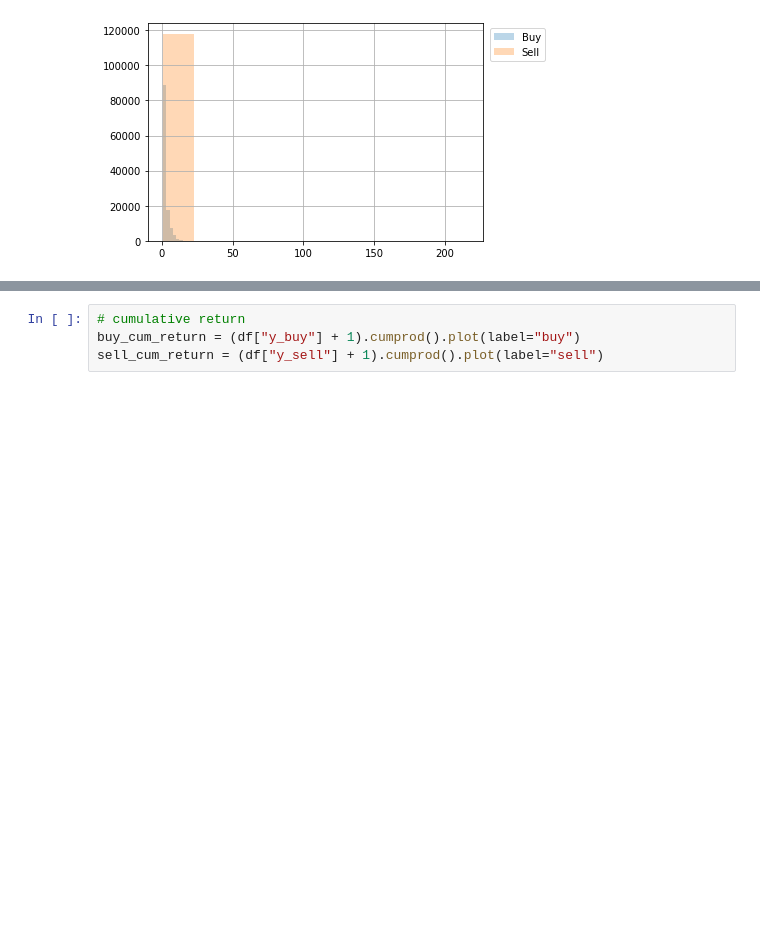
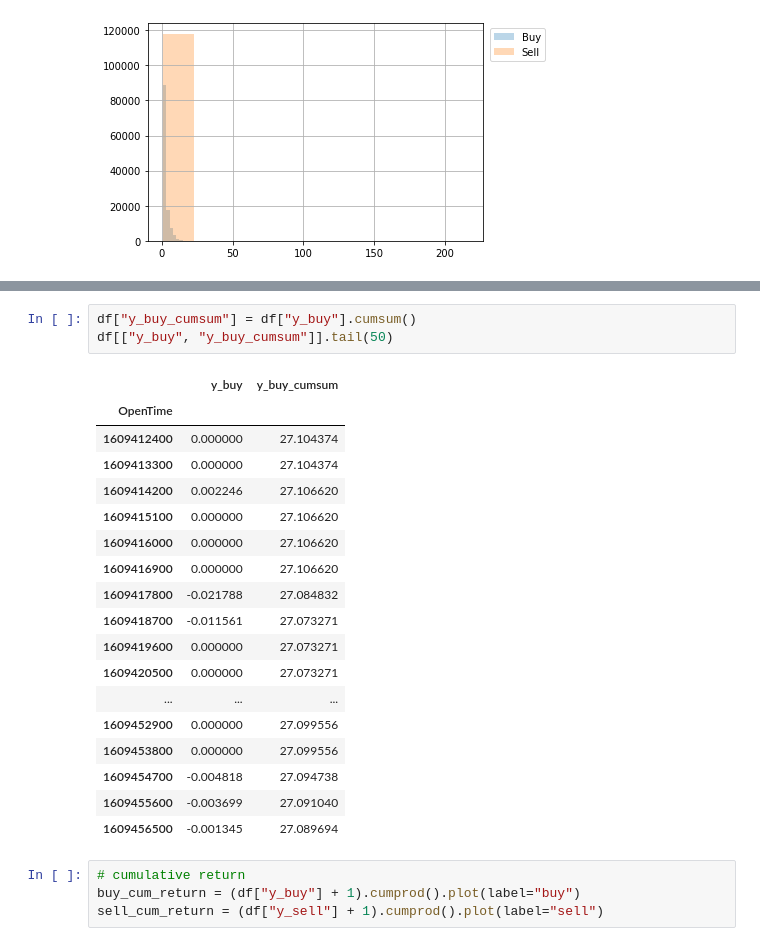
Before and after one commit to tsugumi-sys/crypto_model, a Jupyter notebook: EDA/agg_feature.ipynb, the cells around one changed output, grey strips where cells are left out. Drawn from its saved outputs; the diff is of its cells as text; blank space fills up the shorter version.

```diff
--- a/EDA/agg_feature.ipynb
+++ b/EDA/agg_feature.ipynb
@@ -134,3 +137,25 @@ Name: y_sell, dtype: int64
+# %%
+df["y_buy_cumsum"] = df["y_buy"].cumsum()
+df[["y_buy", "y_buy_cumsum"]].tail(50)
+# %% [output]
+|  | y_buy | y_buy_cumsum |
+| OpenTime |  |  |
+| 1609412400 | 0.000000 | 27.104374 |
+| 1609413300 | 0.000000 | 27.104374 |
+| 1609414200 | 0.002246 | 27.106620 |
+| 1609415100 | 0.000000 | 27.106620 |
+| 1609416000 | 0.000000 | 27.106620 |
+| 1609416900 | 0.000000 | 27.106620 |
+| 1609417800 | -0.021788 | 27.084832 |
+| 1609418700 | -0.011561 | 27.073271 |
+| 1609419600 | 0.000000 | 27.073271 |
+| 1609420500 | 0.000000 | 27.073271 |
+| ... | ... | ... |
+| 1609452900 | 0.000000 | 27.099556 |
+| 1609453800 | 0.000000 | 27.099556 |
+| 1609454700 | -0.004818 | 27.094738 |
+| 1609455600 | -0.003699 | 27.091040 |
+| 1609456500 | -0.001345 | 27.089694 |
 # %%
 # cumulative return
 buy_cum_return = (df["y_buy"] + 1).cumprod().plot(label="buy")
```
Also changed, not shown: parts of 6 cells of this notebook, 3 other files.
